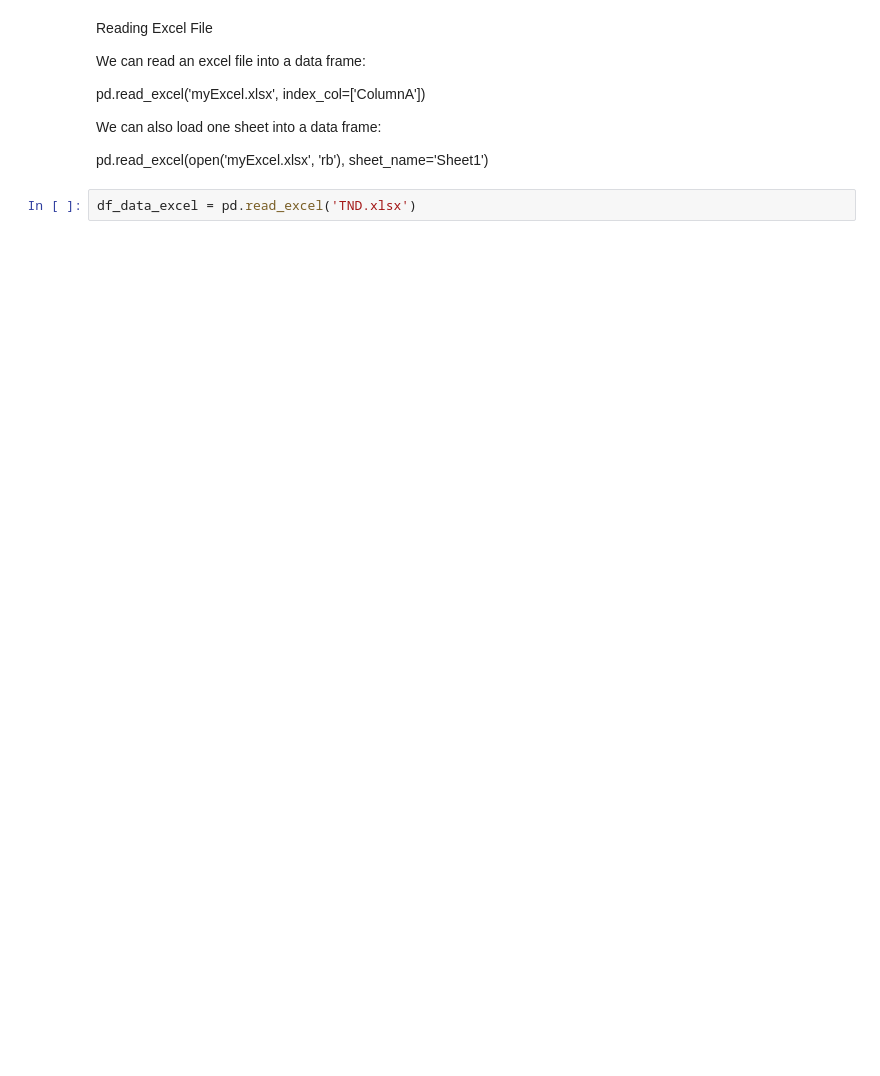
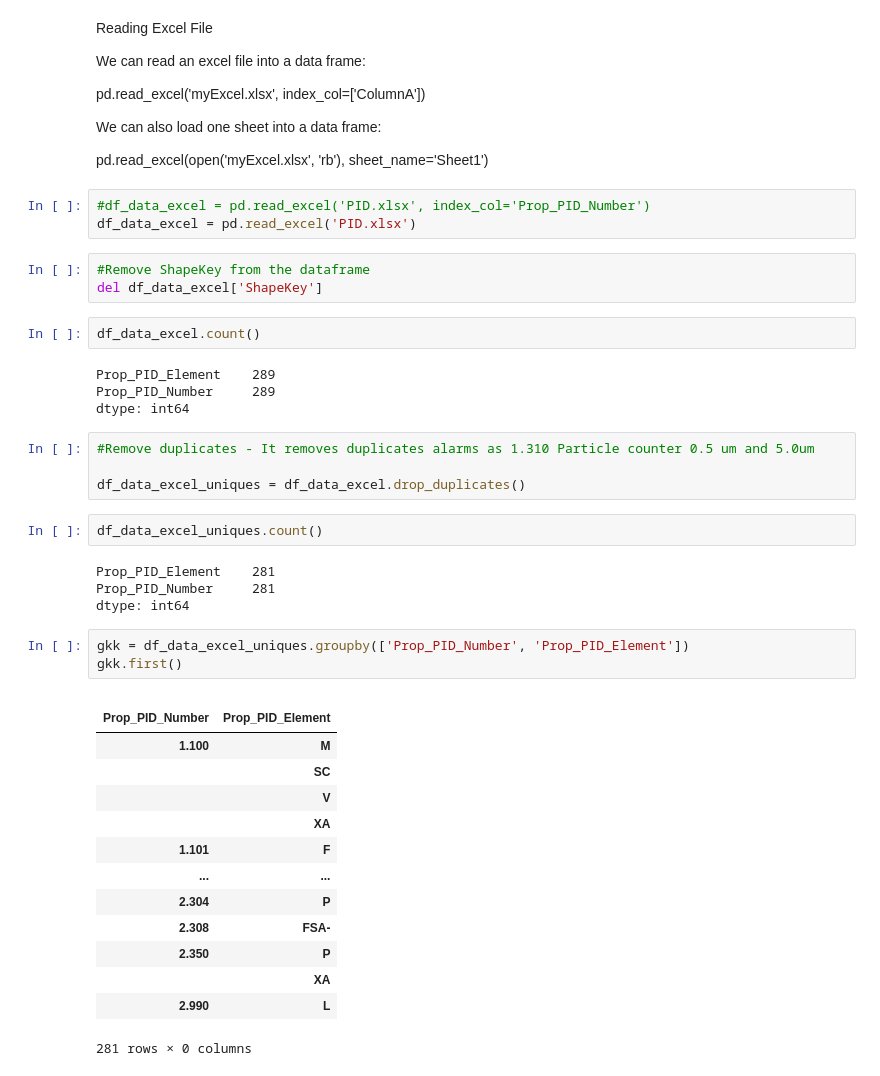
Before and after one commit to emartinskan/epic, a Jupyter notebook: epic.ipynb, the cells around one changed output. Saved outputs shown, nothing was run; the diff lists cells and outputs as text; blank space fills up the shorter version.

Commit message:
Use groupby

```diff
--- a/epic.ipynb
+++ b/epic.ipynb
@@ -173,5 +121,43 @@ pd.read_excel('myExcel.xlsx', index_col=['ColumnA'])
 We can also load one sheet into a data frame:
 
 pd.read_excel(open('myExcel.xlsx', 'rb'), sheet_name='Sheet1')
-# %%
-df_data_excel = pd.read_excel('TND.xlsx')
+# %%
+#df_data_excel = pd.read_excel('PID.xlsx', index_col='Prop_PID_Number')
+df_data_excel = pd.read_excel('PID.xlsx')
+# %%
+#Remove ShapeKey from the dataframe
+del df_data_excel['ShapeKey']
+# %%
+df_data_excel.count()
+# %% [output]
+Prop_PID_Element    289
+Prop_PID_Number     289
+dtype: int64
+# %%
+#Remove duplicates - It removes duplicates alarms as 1.310 Particle counter 0.5 um and 5.0um
+
+df_data_excel_uniques = df_data_excel.drop_duplicates()
+# %%
+df_data_excel_uniques.count()
+# %% [output]
+Prop_PID_Element    281
+Prop_PID_Number     281
+dtype: int64
+# %%
+gkk = df_data_excel_uniques.groupby(['Prop_PID_Number', 'Prop_PID_Element'])
+gkk.first()
+# %% [output]
+|  |  |
+| Prop_PID_Number | Prop_PID_Element |
+| 1.100 | M |
+|  | SC |
+|  | V |
+|  | XA |
+| 1.101 | F |
+| ... | ... |
+| 2.304 | P |
+| 2.308 | FSA- |
+| 2.350 | P |
+|  | XA |
+| 2.990 | L |
+281 rows × 0 columns
```
Also changed, not shown: parts of 18 cells of this notebook, 1 other file.
